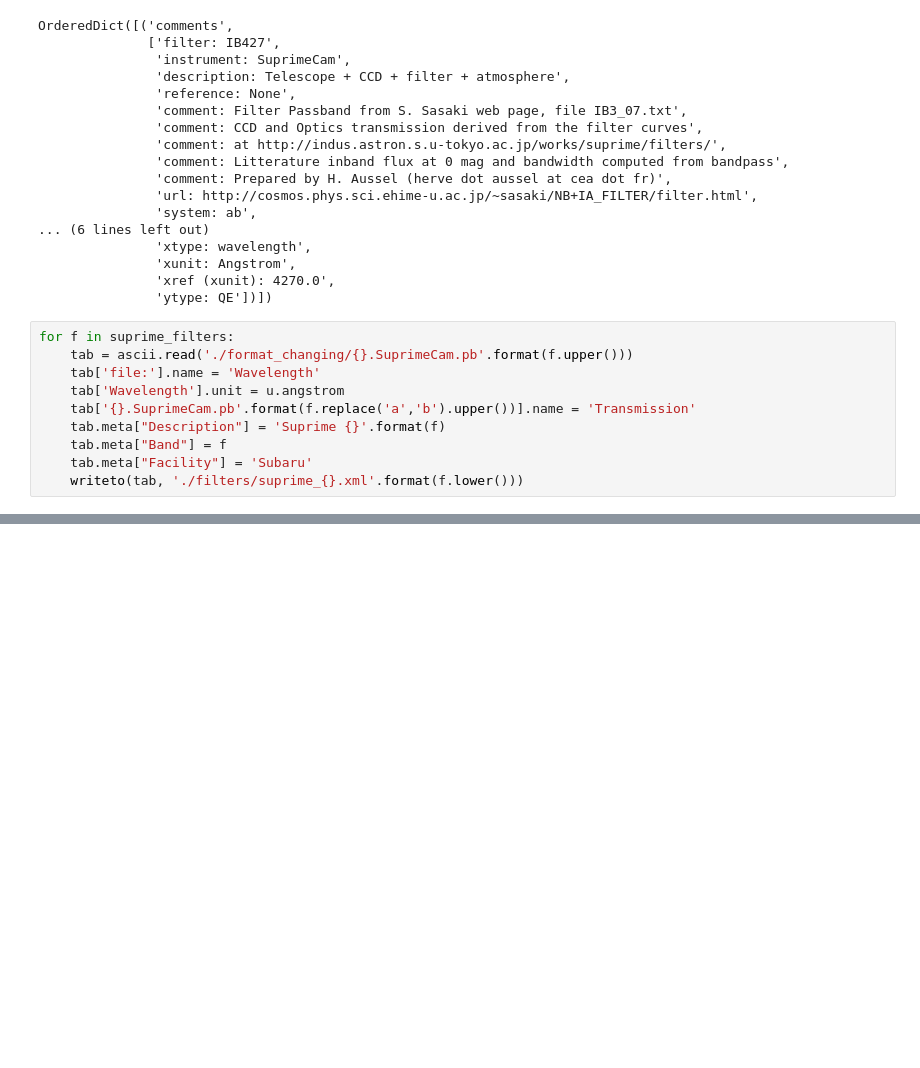
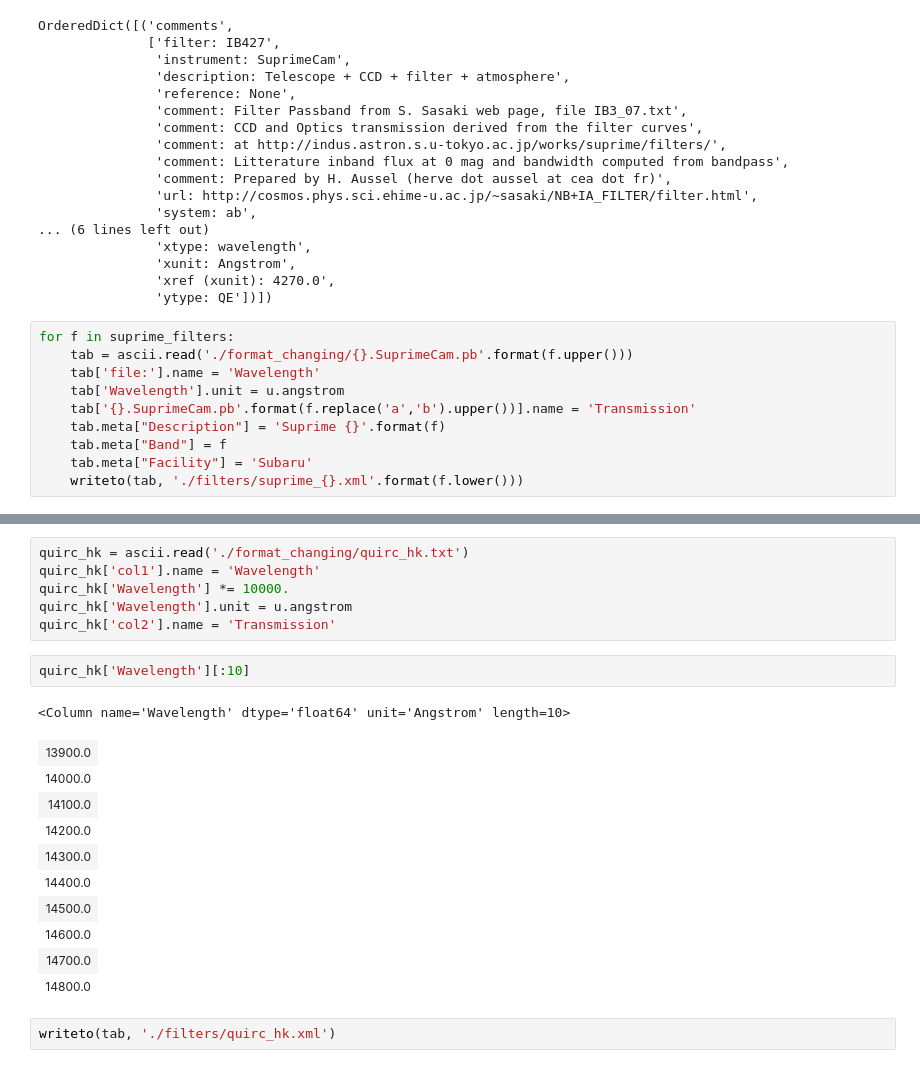
Before and after one commit to H-E-L-P/herschelhelp_python, a Jupyter notebook: database_builder/filters.ipynb, the cells around one changed output, grey strips where cells are left out. Saved outputs shown, nothing was run; the diff lists cells and outputs as text; blank space fills up the shorter version.

```diff
--- a/database_builder/filters.ipynb
+++ b/database_builder/filters.ipynb
@@ -238,0 +251,22 @@ suprime_zpp['col2'].name = 'Transmission'
+# %%
+quirc_hk = ascii.read('./format_changing/quirc_hk.txt')
+quirc_hk['col1'].name = 'Wavelength'
+quirc_hk['Wavelength'] *= 10000.
+quirc_hk['Wavelength'].unit = u.angstrom
+quirc_hk['col2'].name = 'Transmission'
+# %%
+quirc_hk['Wavelength'][:10]
+# %% [output]
+<Column name='Wavelength' dtype='float64' unit='Angstrom' length=10>
+| 13900.0 |
+| 14000.0 |
+| 14100.0 |
+| 14200.0 |
+| 14300.0 |
+| 14400.0 |
+| 14500.0 |
+| 14600.0 |
+| 14700.0 |
+| 14800.0 |
+# %%
+writeto(tab, './filters/quirc_hk.xml')
```
Also changed, not shown: parts of 13 cells of this notebook, 9 other files.
